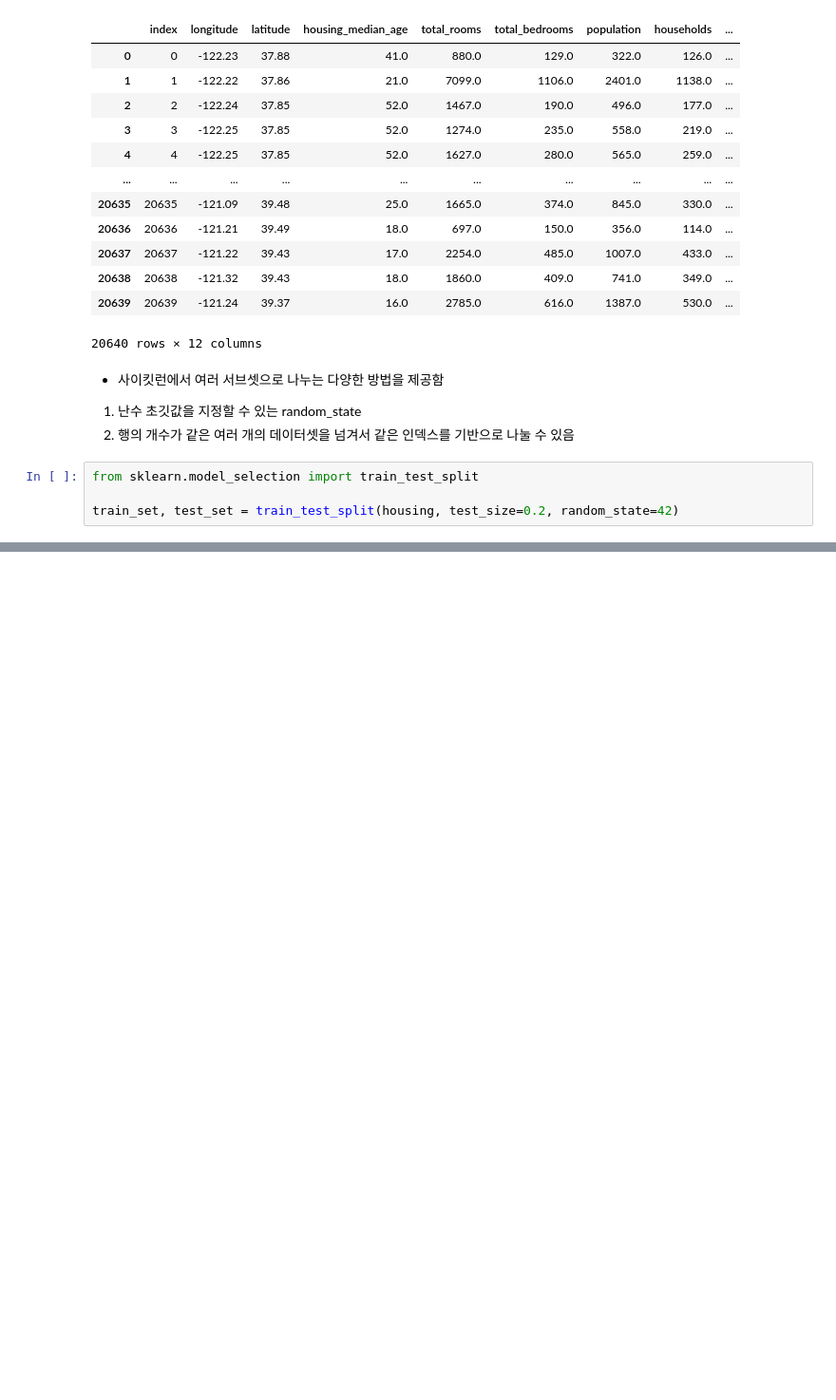
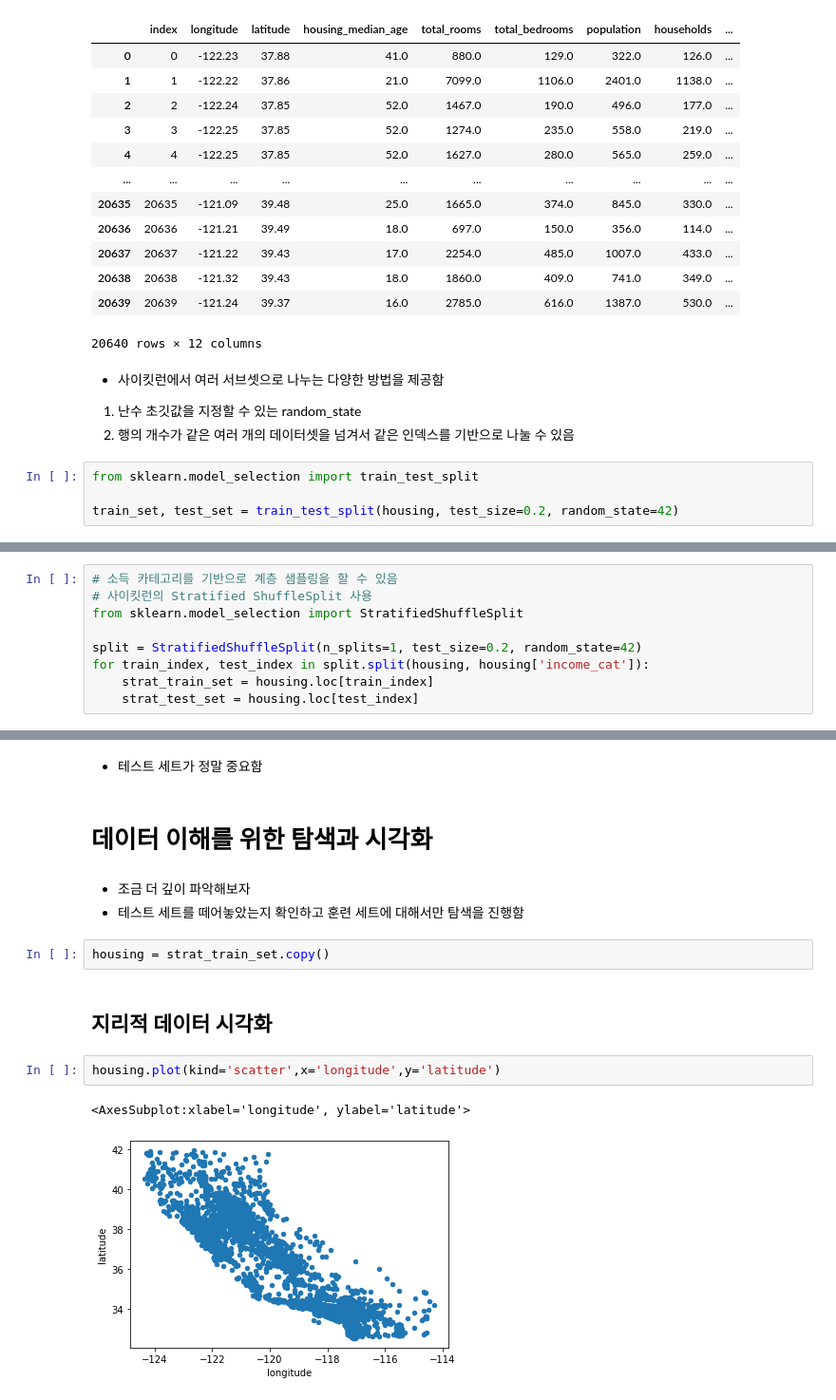
Before and after one commit to hansollasido/hands_on, a Jupyter notebook: Chap2.ipynb, the cells around one changed output, grey strips where cells are left out. Shown at 95% size. Cells and saved outputs as stored; diff of their text form; blank space fills up the shorter version.

```diff
--- a/Chap2.ipynb
+++ b/Chap2.ipynb
@@ -255,0 +281,9 @@ train_set, test_set = train_test_split(housing, test_size=0.2, random_state=42)
+# %%
+# 소득 카테고리를 기반으로 계층 샘플링을 할 수 있음
+# 사이킷런의 Stratified ShuffleSplit 사용
+from sklearn.model_selection import StratifiedShuffleSplit
+
+split = StratifiedShuffleSplit(n_splits=1, test_size=0.2, random_state=42)
+for train_index, test_index in split.split(housing, housing['income_cat']):
+    strat_train_set = housing.loc[train_index]
+    strat_test_set = housing.loc[test_index]
@@ -255,0 +331,16 @@ train_set, test_set = train_test_split(housing, test_size=0.2, random_state=42)
+# %% [markdown]
+- 테스트 세트가 정말 중요함
+# %% [markdown]
+# 데이터 이해를 위한 탐색과 시각화
+# %% [markdown]
+- 조금 더 깊이 파악해보자
+- 테스트 세트를 떼어놓았는지 확인하고 훈련 세트에 대해서만 탐색을 진행함
+# %%
+housing = strat_train_set.copy()
+# %% [markdown]
+## 지리적 데이터 시각화
+# %%
+housing.plot(kind='scatter',x='longitude',y='latitude')
+# %% [output]
+<AxesSubplot:xlabel='longitude', ylabel='latitude'>
+[figure, added]
```
Also changed, not shown: parts of 140 cells of this notebook.
